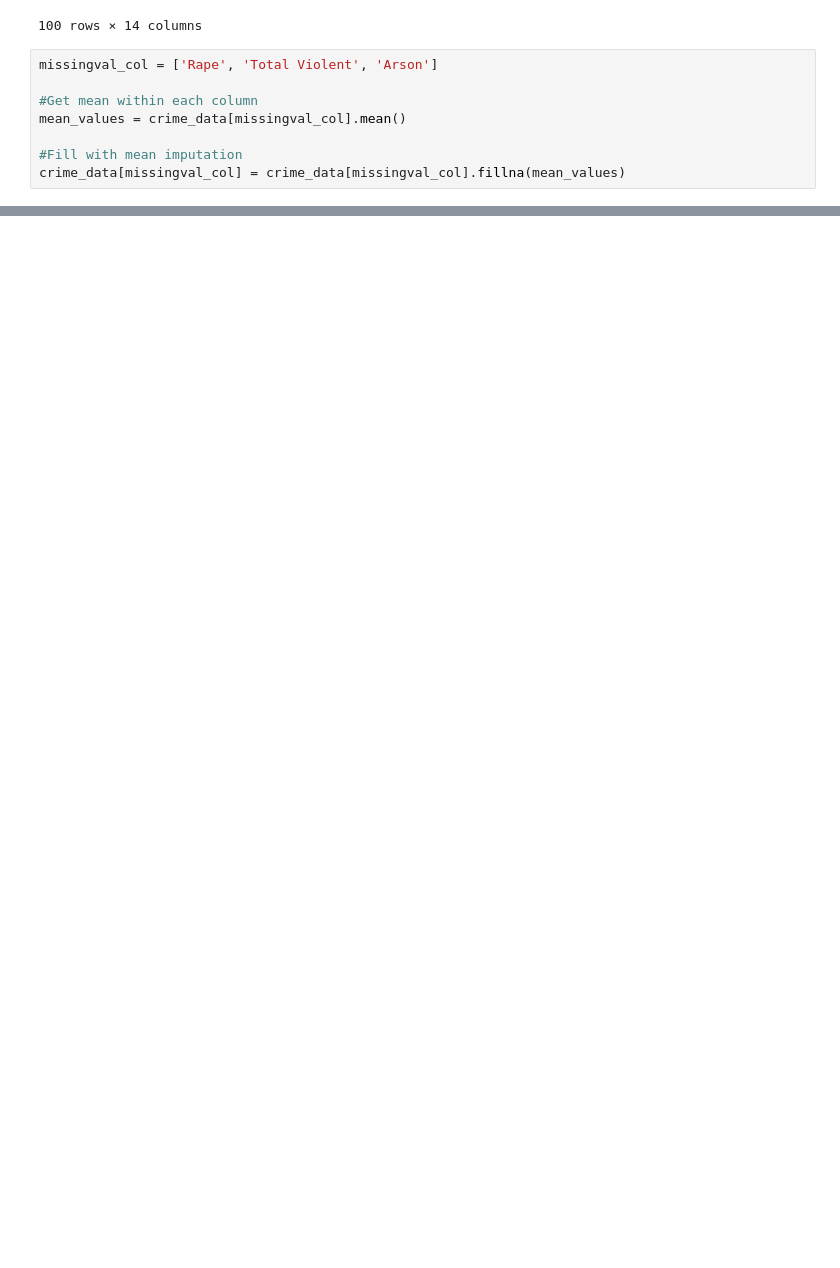
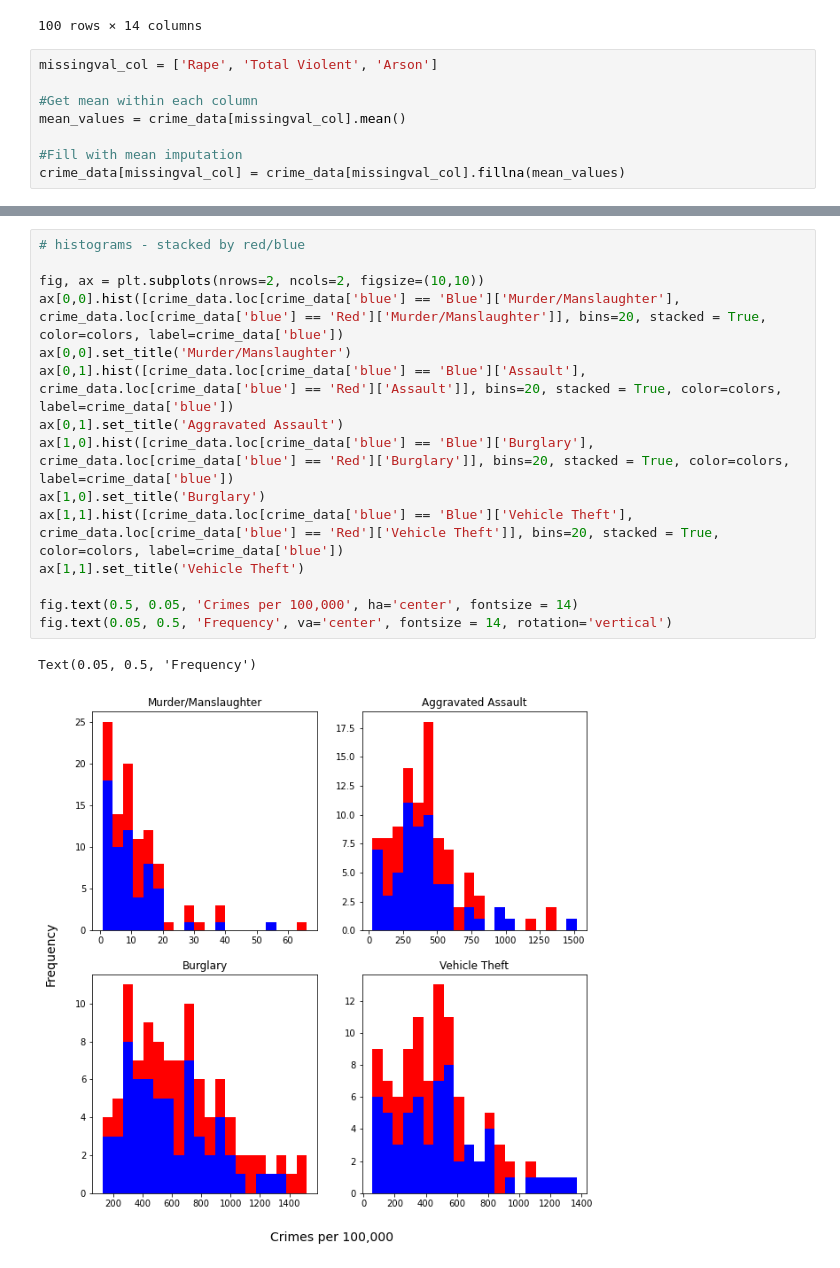
Before and after one commit to mkhan58/dscifinalproj-collab, a Jupyter notebook: final_wip_echo.ipynb, the cells around one changed output, grey strips where cells are left out. Saved outputs shown, nothing was run; the diff lists cells and outputs as text; blank space fills up the shorter version.

```diff
--- a/final_wip_echo.ipynb
+++ b/final_wip_echo.ipynb
@@ -130,0 +197,18 @@ AttributeError: module 'matplotlib' has no attribute 'savefig'
+# %%
+# histograms - stacked by red/blue
+
+fig, ax = plt.subplots(nrows=2, ncols=2, figsize=(10,10))
+ax[0,0].hist([crime_data.loc[crime_data['blue'] == 'Blue']['Murder/Manslaughter'], crime_data.loc[crime_data['blue'] == 'Red']['Murder/Manslaughter']], bins=20, stacked = True, color=colors, label=crime_data['blue'])
+ax[0,0].set_title('Murder/Manslaughter')
+ax[0,1].hist([crime_data.loc[crime_data['blue'] == 'Blue']['Assault'], crime_data.loc[crime_data['blue'] == 'Red']['Assault']], bins=20, stacked = True, color=colors, label=crime_data['blue'])
+ax[0,1].set_title('Aggravated Assault')
+ax[1,0].hist([crime_data.loc[crime_data['blue'] == 'Blue']['Burglary'], crime_data.loc[crime_data['blue'] == 'Red']['Burglary']], bins=20, stacked = True, color=colors, label=crime_data['blue'])
+ax[1,0].set_title('Burglary')
+ax[1,1].hist([crime_data.loc[crime_data['blue'] == 'Blue']['Vehicle Theft'], crime_data.loc[crime_data['blue'] == 'Red']['Vehicle Theft']], bins=20, stacked = True, color=colors, label=crime_data['blue'])
+ax[1,1].set_title('Vehicle Theft')
+
+fig.text(0.5, 0.05, 'Crimes per 100,000', ha='center', fontsize = 14)
+fig.text(0.05, 0.5, 'Frequency', va='center', fontsize = 14, rotation='vertical')
+# %% [output]
+Text(0.05, 0.5, 'Frequency')
+[figure, added]
```
Also changed, not shown: parts of 7 cells of this notebook.
